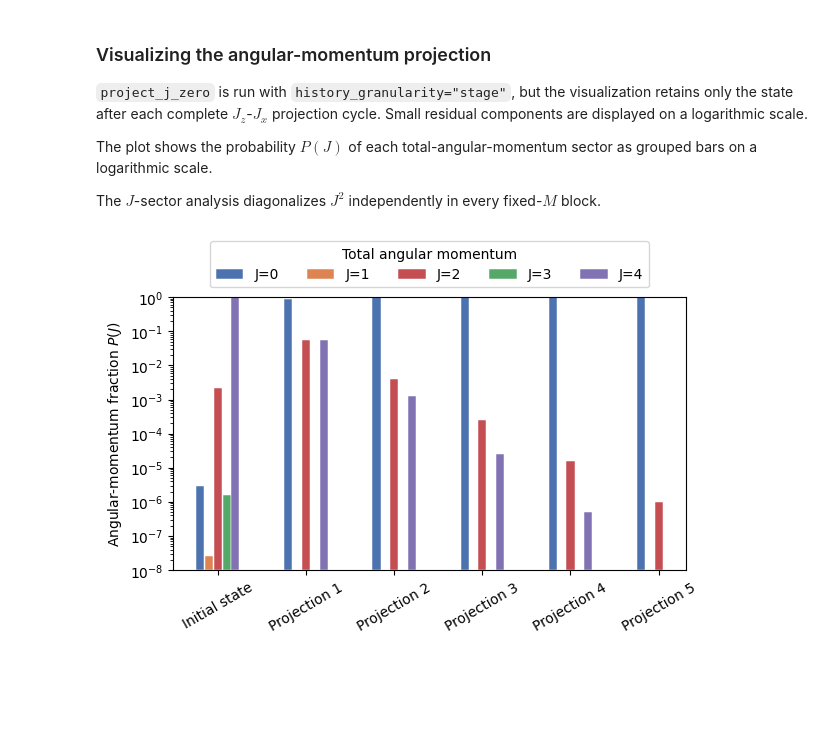
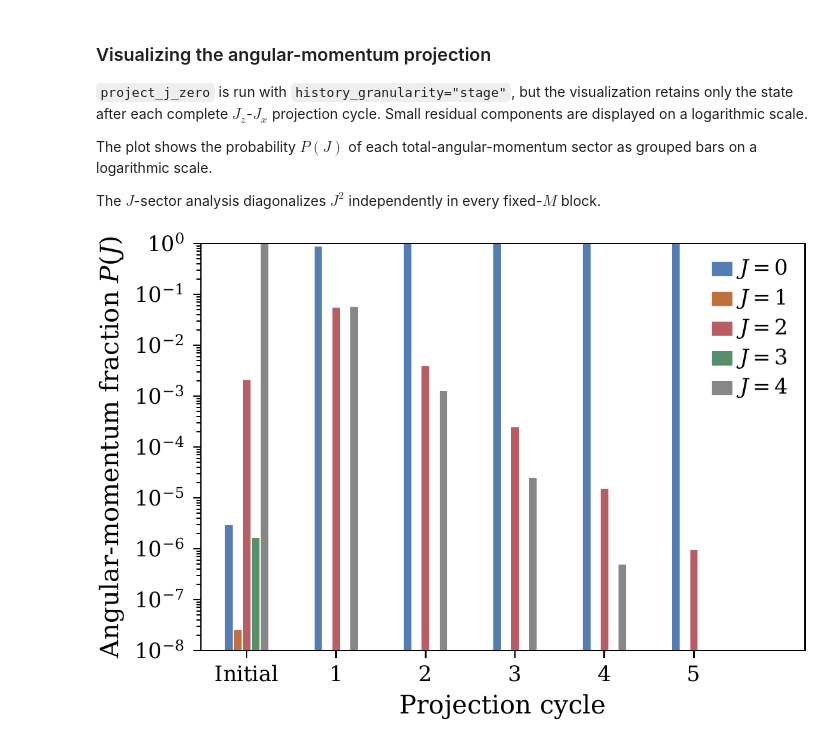
Before and after one commit to SotaYoshida/nuqulib, a Jupyter notebook: tutorial_NuQuLib.ipynb, the cells around one changed output. Drawn from its saved outputs; the diff is of its cells as text; code cells hidden in the pictures; blank space fills up the shorter version.

```diff
--- a/tutorial_NuQuLib.ipynb
+++ b/tutorial_NuQuLib.ipynb
@@ -103,7 +118,7 @@ With a certain setting, the ground-state energy of \({}^{16}\mathrm{O}\) is expe
 # %%
 emax = 1
-filename_snt = int_file_path + "TwBME-HO_NN-only_N3LO_EM500_srg1.8_hw20_emax1_e2max2.kshell.snt"
-fn_3NF = int_file_path + "ThBME_lnl_ms1_2_1.readable.txt"
+filename_snt = int_file_path + "TwBME-HO_NN-only_N3LO_EM500_srg2.0_hw20_emax1_e2max2.kshell.snt"
+fn_3NF = int_file_path + "ThBME_srg2.0_ramp40-5-36-7-32-9-28-11-24_N3LO_EM500_c1_-0.81_c3_-3.2_c4_5.4_cD_0.7_cE_-0.06_LNL2_650_500_IS_hw20from30_ms1_2_1.me3j.gz"
 Z = proton_number  = N = neutron_number = 8
 
 hamil = Hamiltonian(filename_snt, Z, N, ncsm=True, verbose=False, emax_truncate=emax,
@@ -114,8 +129,7 @@ H_1b_p, H_1b_n, H_jz_p, H_jz_n, H_pp, H_nn, H_pn, H_3b = hamil.mapping_opform(ma
 H_1b = H_1b_p + H_1b_n
 
 Hamil_NCSM_NN = H_1b + H_pp + H_nn + H_pn
-hamil.set_mscheme_3NF()
-H_3b = hamil.mapping_3NF_Mscheme()
+# mapping_opform() already returns the mapped three-body term H_3b.
 Hamil_NCSM_NN3NF = Hamil_NCSM_NN + H_3b
 
 n_qubits = hamil.n_qubits
@@ -398,6 +442,8 @@ In this section, we demonstrate Quantum Phase Estimation (QPE) with NuQuLib for
 # %%
+ncsm = True  # True: three neutrons; False: 6He with CKpot.
 n_ancilla = 6
-trotter_order = 4
+evolution_method = "expm"  # "expm" or "trotter"
+trotter_order = 4           # Used only by "trotter".
 trotter_steps = 10
 delta_t = 0.2
 size_Eshift = 10.0
@@ -1165,55 +1105,47 @@ j_probability_matrix = np.array([
     for j_value in all_j_values
 ])
 # %%
-# Visualization 1: evolution of the total-J composition.
-stage_indices = np.arange(len(projection_labels))
-fig, ax = plt.subplots(
-    figsize=(6, 4),
-    constrained_layout=True,
-)
-mycols = sns.color_palette("deep")
-#mycols[0], mycols[1] = mycols[1], mycols[0]
-mycols[2], mycols[3] = mycols[3], mycols[2]
-group_width = 0.5
-bar_width = group_width / len(all_j_values)
-probability_floor = 1e-8
+with plt.rc_context(PAPER_PLOT_STYLE):
+    # Visualization 1: evolution of the total-J composition.
+    stage_indices = np.arange(len(projection_labels))
+    fig, ax = plt.subplots(
+        figsize=(4.7, 3.25),
+        constrained_layout=True,
+    )
+    spin_colors = [paper_blue, paper_orange, paper_red, paper_green, "0.45"]
+    group_width = 0.5
+    bar_width = group_width / len(all_j_values)
+    probability_floor = 1e-8
 
 
-for row, (j_value, color) in enumerate(zip(all_j_values, mycols)):
-    probabilities = j_probability_matrix[row]
-    offset = (row - (len(all_j_values) - 1) / 2) * bar_width
-    visible = probabilities > probability_floor
-    ax.bar(
-        stage_indices[visible] + offset,
-        probabilities[visible] - probability_floor,
-        bottom=probability_floor,
-        width=0.92 * bar_width,
-        color=color,
-        edgecolor="w",
-        linewidth=0.35,
-        label=f"J={j_value:g}",
-    )
+    for row, j_value in enumerate(all_j_values):
+        color = spin_colors[row % len(spin_colors)]
+        probabilities = j_probability_matrix[row]
+        offset = (row - (len(all_j_values) - 1) / 2) * bar_width
+        visible = probabilities > probability_floor
+        ax.bar(
+            stage_indices[visible] + offset,
+            probabilities[visible] - probability_floor,
+            bottom=probability_floor,
+            width=0.92 * bar_width,
+            color=color, alpha=paper_marker_alpha,
+            edgecolor="w",
+            linewidth=0.35,
+            label=rf"$J={j_value:g}$",
+        )
 
-ax.set_xticks(stage_indices, projection_labels, rotation=30)
-ax.set_yscale("log")
-ax.set_ylim(probability_floor, 1.0)
-ax.set_ylabel(r"Angular-momentum fraction $P(J)$")
+    ax.set_xticks(stage_indices, ["Initial"] + [str(record.step) for record in cycle_records])
+    ax.set_xlabel("Projection cycle")
+    ax.set_yscale("log")
+    ax.set_ylim(probability_floor, 1.0)
+    ax.set_ylabel(r"Angular-momentum fraction $P(J)$")
 
-# Reserve empty space on the right so that the legend remains inside the axes
-# without covering any bars.
-legend_columns = 1 if len(all_j_values) <= 6 else 2
-legend_space = 1.5 if legend_columns == 1 else 2.7
-#ax.set_xlim(-0.6, len(projection_labels) - 0.4 + legend_space)
-ax.legend(
-    title="Total angular momentum",
-    loc="upper center",
-    bbox_to_anchor=(0.5, 1.23),
-    ncol=len(all_j_values),
-    frameon=True,
-    facecolor="white",
-    edgecolor="0.8",
-)
-plt.savefig("J_weight_history_" + nuc + ".pdf", bbox_inches="tight", pad_inches=0.02)
-plt.show()
+    # Leave room after the last measured cycle for the spin key.
+    left, right = ax.get_xlim()
+    ax.set_xlim(left, right + 0.16 * (right - left))
+    ax.legend(loc="upper right", frameon=False, fontsize=10, handlelength=1.0,
+              handletextpad=0.35, labelspacing=0.3, borderaxespad=0.35)
+    plt.savefig("J_weight_history_" + nuc + ".pdf", bbox_inches="tight", pad_inches=0.02)
+    plt.show()
 # %% [output]
-[figure, old version]
+[figure, new version]
```
Also changed, not shown: parts of 14 cells of this notebook, 19 other files.
